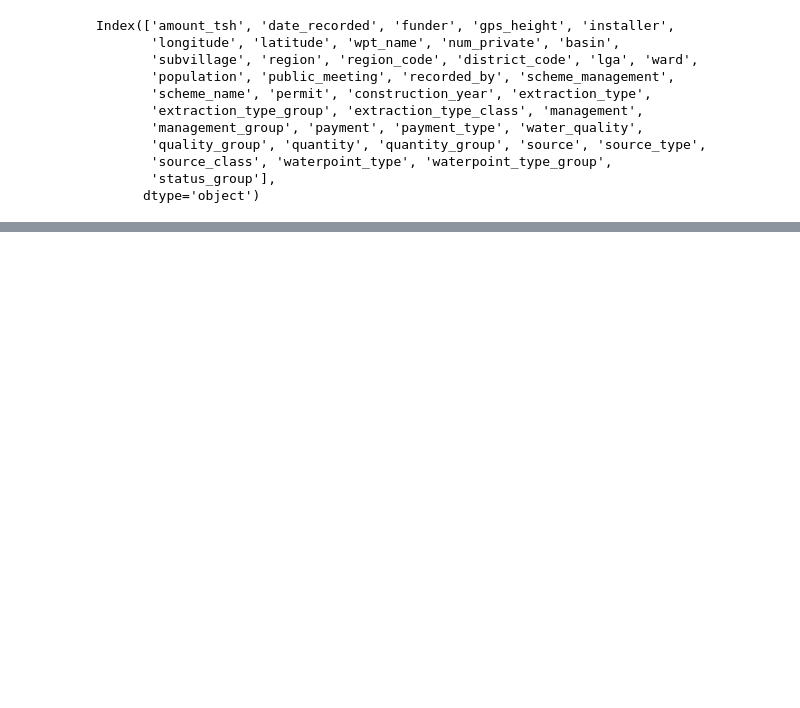
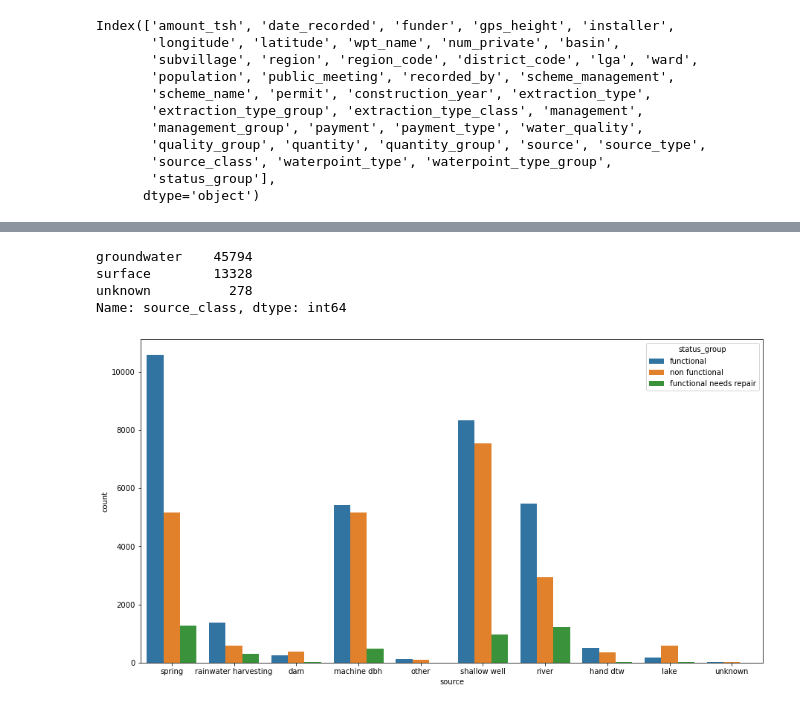
Before and after one commit to OlgertHasko/Tanzanian-Water-Wells, a Jupyter notebook: EDA.ipynb, the cells around one changed output, grey strips where cells are left out. Drawn from its saved outputs; the diff is of its cells as text; code cells hidden in the pictures; blank space fills up the shorter version.

```diff
--- a/EDA.ipynb
+++ b/EDA.ipynb
@@ -129,0 +201,11 @@ count_plot('wpt_name')
+# %%
+df["source_class"].value_counts()
+# %% [output]
+groundwater    45794
+surface        13328
+unknown          278
+Name: source_class, dtype: int64
+# %%
+count_plot("source")
+# %% [output]
+[figure, added]
```
Also changed, not shown: parts of 28 cells of this notebook, 2 other files.
